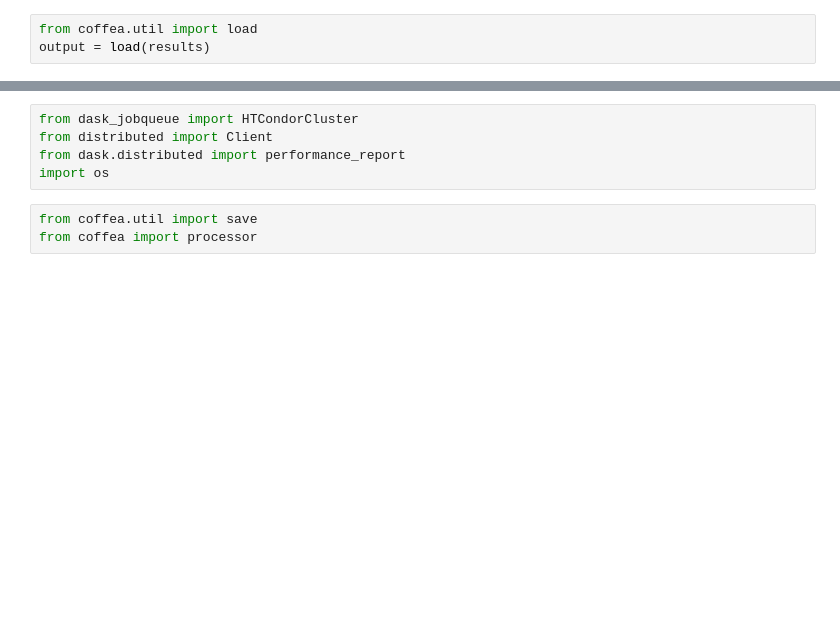
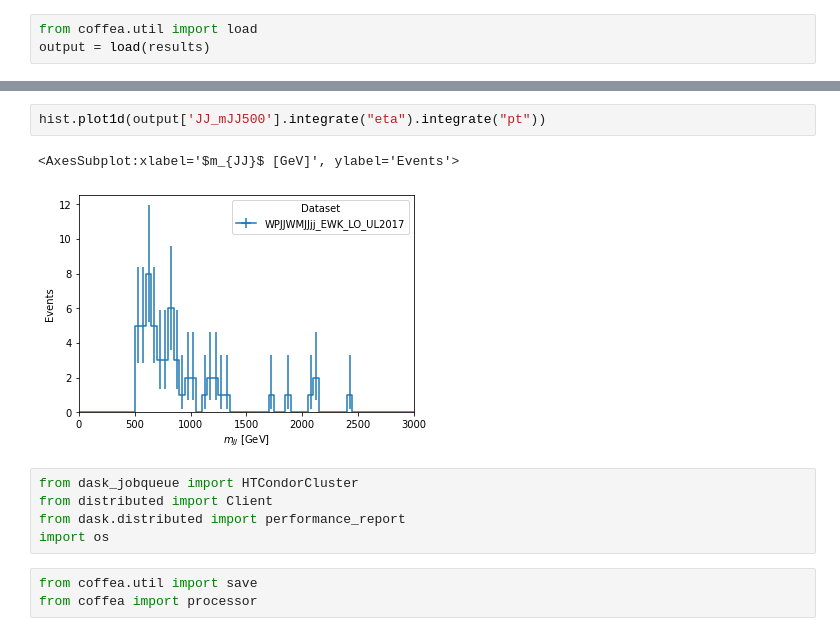
Before and after one commit to stalbrec/VBSMCProduction, a Jupyter notebook: VBSAnalysisNote.ipynb, the cells around one changed output, grey strips where cells are left out. Saved outputs shown, nothing was run; the diff lists cells and outputs as text; blank space fills up the shorter version.

```diff
--- a/VBSAnalysisNote.ipynb
+++ b/VBSAnalysisNote.ipynb
@@ -63,3 +79,8 @@ Hist(
+# %%
+hist.plot1d(output['JJ_mJJ500'].integrate("eta").integrate("pt"))
+# %% [output]
+<AxesSubplot:xlabel='$m_{JJ}$ [GeV]', ylabel='Events'>
+[figure, added]
 # %%
 from dask_jobqueue import HTCondorCluster
 from distributed import Client
```
Also changed, not shown: parts of 6 cells of this notebook, 2 other files.
